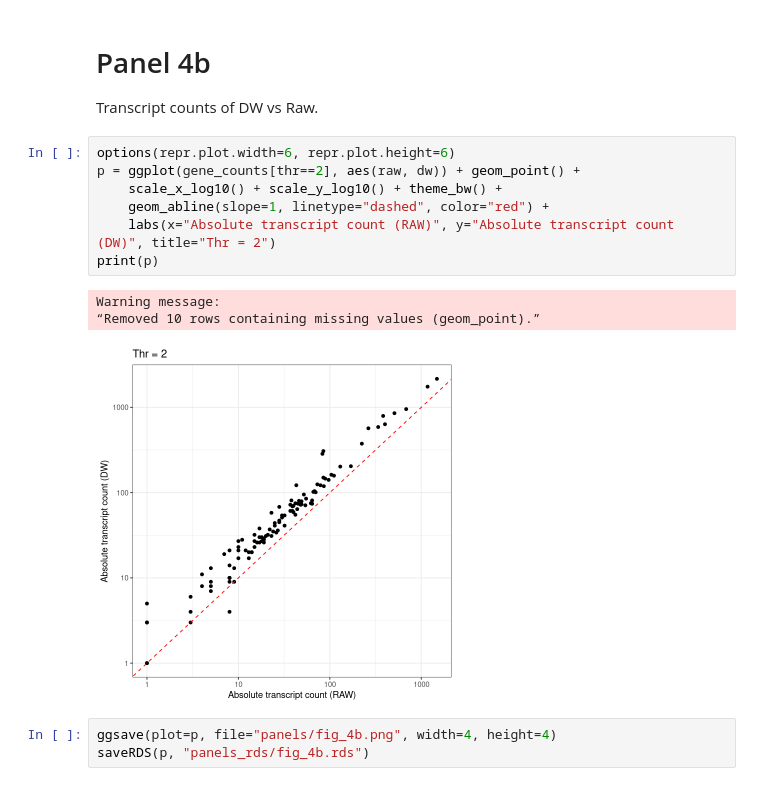
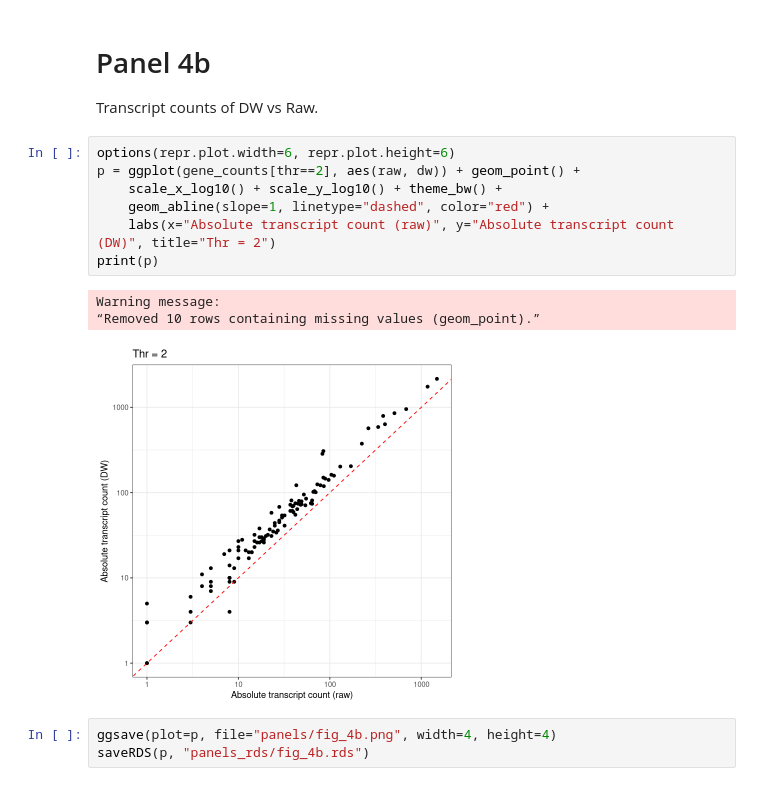
Before and after one commit to ggirelli/deconwolf-in-situ-transcriptomics, a Jupyter notebook: manuscript/1.0_panels-F4.ipynb, the cells around one changed output. Cells and saved outputs as stored; diff of their text form.

```diff
--- a/manuscript/1.0_panels-F4.ipynb
+++ b/manuscript/1.0_panels-F4.ipynb
@@ -120,14 +122,14 @@ Transcript counts of DW vs Raw.
 # %%
 options(repr.plot.width=6, repr.plot.height=6)
 p = ggplot(gene_counts[thr==2], aes(raw, dw)) + geom_point() +
     scale_x_log10() + scale_y_log10() + theme_bw() +
     geom_abline(slope=1, linetype="dashed", color="red") +
-    labs(x="Absolute transcript count (RAW)", y="Absolute transcript count (DW)", title="Thr = 2")
+    labs(x="Absolute transcript count (raw)", y="Absolute transcript count (DW)", title="Thr = 2")
 print(p)
 # %% [output]
 Warning message:
 “Removed 10 rows containing missing values (geom_point).”
-[figure, old version]
+[figure, new version]
 # %%
 ggsave(plot=p, file="panels/fig_4b.png", width=4, height=4)
 saveRDS(p, "panels_rds/fig_4b.rds")
```
Also changed, not shown: parts of 4 cells of this notebook, 15 other files.
